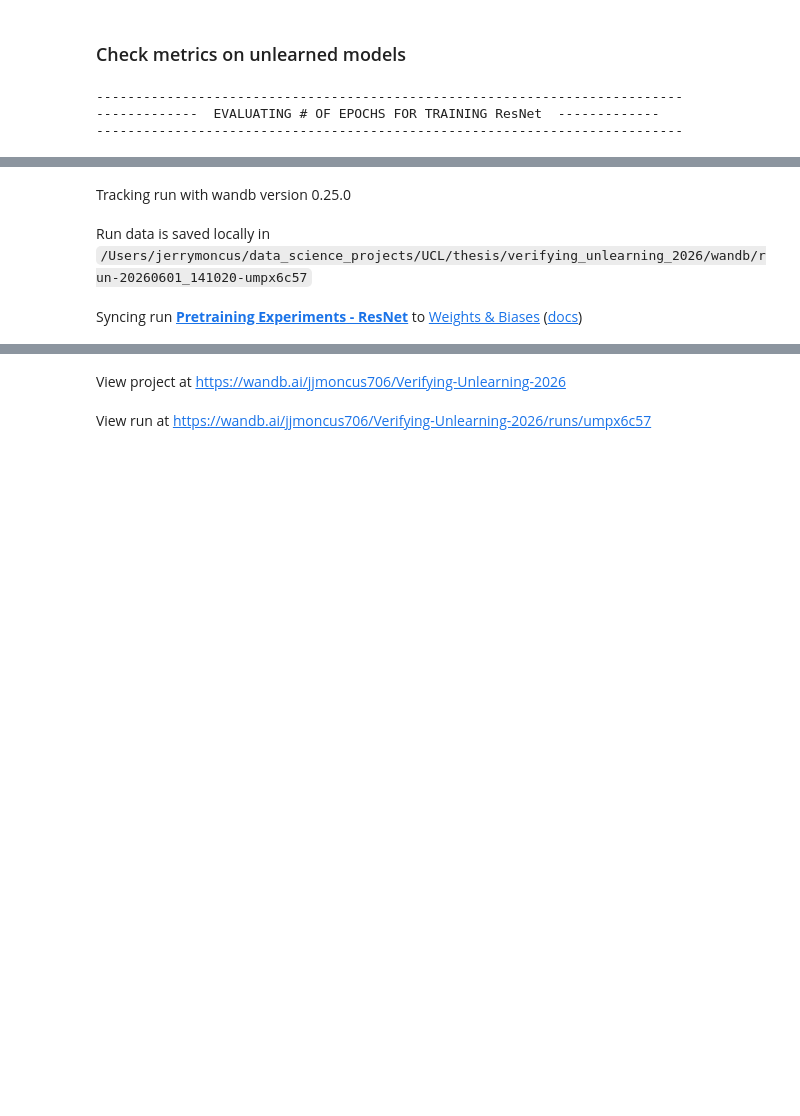
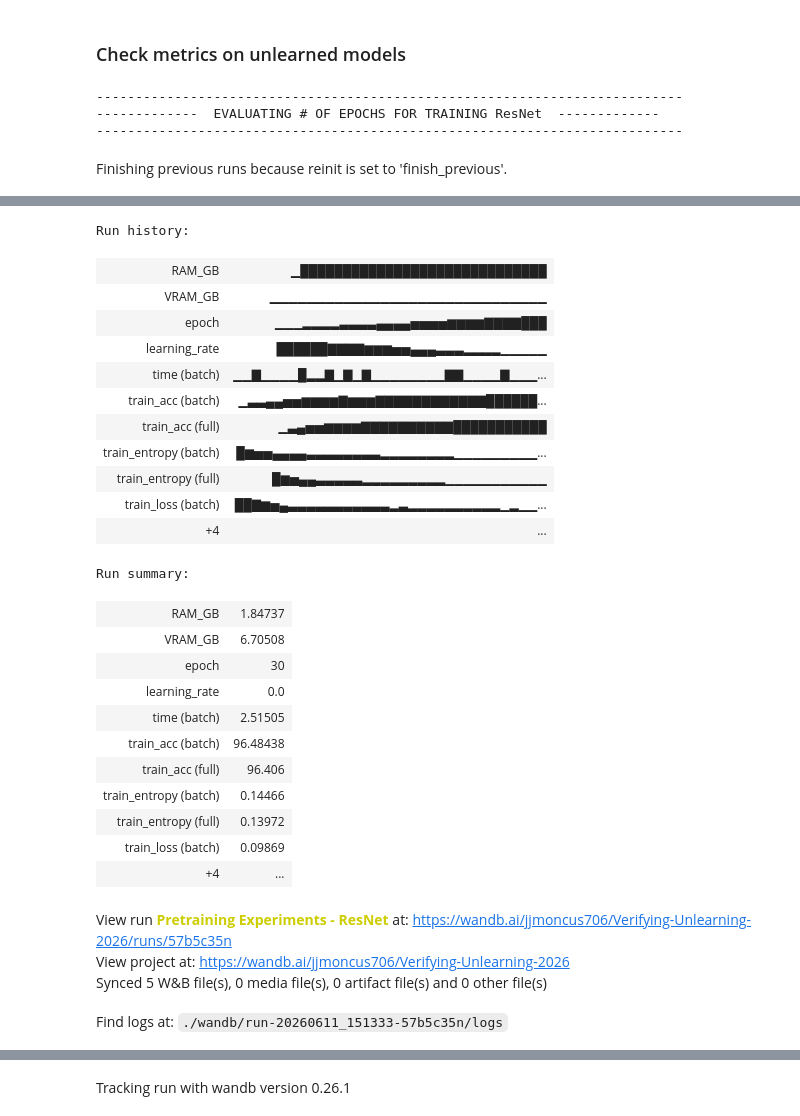
Before and after one commit to probabilistic-adaptation/verifying_unlearning_2026, a Jupyter notebook: pretraining_models.ipynb, the cells around one changed output, grey strips where cells are left out. Saved outputs shown, nothing was run; the diff lists cells and outputs as text; code cells hidden in the pictures; blank space fills up the shorter version.

```diff
--- a/pretraining_models.ipynb
+++ b/pretraining_models.ipynb
@@ -26,25 +32,26 @@ import matplotlib.pyplot as plt
 # %% [markdown]
 ### Set configs for the pretraining
 # %%
-device = "mps" if torch.mps.is_available() else "cpu"
+device = "cuda" if torch.cuda.is_available() else "cpu"
 pretraining_config = {
 
-    "description": "Pre-training ResNet on SVHN",
+    "description": "Testing pre-training on campus GPU - Resnet CIFAR10",
 
     "device": device,
     "model_class": "ResNet",
     "data": {
-        "dataset": "SVHN",
+        "dataset": "CIFAR10",
+        "num_classes": 10,
         "batch_size": 1024,
-        "num_workers": 0,
+        "num_workers": 4,
         },
 
     "training": {
-        "num_epochs": [1, 5, 10, 15, 20, 30],
+        "num_epochs": [1, 30, 50, 75, 100],
         "num_runs": 3,
         "learning_rate": 1e-3,
         "weight_decay": 1e-4,
-        "batch_print_freq": 5,
+        "batch_print_freq": 12,
         },
 }
 # %% [markdown]
@@ -82,7 +88,7 @@ def run_pretraining(config):
       project="Verifying-Unlearning-2026",
       name=f"Pretraining Experiments - {config['model_class']}",
       config=config,
-      reinit=True
+      reinit="finish_previous"
     )
 
     # Make experiment results folder if it doesnt already exist
@@ -98,8 +104,8 @@ def run_pretraining(config):
 
     for num_epochs in config["training"]["num_epochs"]:
 
-        epoch_results_folder = init_folder_if_not_exists( os.path.join(results_folder, f"{config["data"]["dataset"]}_{config['model_class']}_{num_epochs}_epochs") )
-        epoch_checkpoints_folder = init_folder_if_not_exists( os.path.join(checkpoints_folder, f"{config["data"]["dataset"]}_{config['model_class']}_{num_epochs}_epochs") )
+        epoch_results_folder = init_folder_if_not_exists( os.path.join(results_folder, f"{config['data']['dataset']}_{config['model_class']}_{num_epochs}_epochs") )
+        epoch_checkpoints_folder = init_folder_if_not_exists( os.path.join(checkpoints_folder, f"{config['data']['dataset']}_{config['model_class']}_{num_epochs}_epochs") )
 
 
         # get some data (does not change in between runs)
@@ -126,17 +132,8 @@ def run_pretraining(config):
 
         for i in range(1, config["training"]["num_runs"] + 1):
 
-            # seed PyTorch, numpy, and Python RNG for this run so initializations
-            # are reproducible and intentionally distinct across runs
-            run_seed = config["GRAND_SEED"] * 100 + i
-            torch.manual_seed(run_seed)
-            torch.cuda.manual_seed_all(run_seed)
-            import numpy as np
-            np.random.seed(run_seed)
-            random.seed(run_seed)
-
             # init model, opt, criterion, and scheduler
-            empty_model = init_model(model_class = config["model_class"]).to(config["device"])
+            empty_model = init_model(model_class = config["model_class"], num_classes=config["data"]["num_classes"]).to(config["device"])
             criterion = nn.CrossEntropyLoss()
             opt = optim.Adam(empty_model.parameters(), lr=config["training"]["learning_rate"], weight_decay = config["training"]["weight_decay"])
             scheduler = optim.lr_scheduler.CosineAnnealingLR(
@@ -160,7 +157,7 @@ def run_pretraining(config):
 
             # evaluate trained model on some test
             print(f"Evaluating model trained for {num_epochs} epochs on test set...\n")
-            _, train_acc, _, _, _, _, _ = validate(
+            train_out = validate(
                 train_loader,
                 trained_model,
                 criterion,
@@ -168,7 +165,7 @@ def run_pretraining(config):
                 device = config["device"]
             )
 
-            _, test_acc, _, _, _, _, _ = validate(
+            test_out = validate(
                 test_loader,
                 trained_model,
                 criterion,
@@ -176,14 +173,13 @@ def run_pretraining(config):
                 device = config["device"]
             )
 
-            print(f"Train accuracy: {train_acc:.4f}\n")
-            print(f"Test accuracy: {test_acc:.4f}\n")
+            print(f"Train accuracy: {train_out['avg_acc']:.4f}\n")
+            print(f"Test accuracy: {test_out['avg_acc']:.4f}\n")
 
             results = {
                 "num_epochs": num_epochs,
-                "run_seed": run_seed,
-                "train_acc": train_acc,
-                "test_acc": test_acc
+                "train_acc": train_out["avg_acc"],
+                "test_acc": test_out["avg_acc"]
                 }
 
             # save results
@@ -203,10 +199,11 @@ def run_pretraining(config):
 ### Check metrics on unlearned models
 # %%
 # MAKE A RANDOM SEED
-pretraining_config["GRAND_SEED"] = 3
+pretraining_config["GRAND_SEED"] = 4
 # DO EXP
 run_pretraining(config = pretraining_config)
 # %% [output]
 ---------------------------------------------------------------------------
 -------------  EVALUATING # OF EPOCHS FOR TRAINING ResNet  -------------
 ---------------------------------------------------------------------------
+Finishing previous runs because reinit is set to 'finish_previous'.
@@ -214,4 +211,29 @@ wandb: WARNING Using a boolean value for 'reinit' is deprecated. Use 'return_pre
 [interactive output not drawn]
-Tracking run with wandb version 0.25.0
+Run history:
+| RAM_GB | ▁█████████████████████████████ |
+| VRAM_GB | ▁▁▁▁▁▁▁▁▁▁▁▁▁▁▁▁▁▁▁▁▁▁▁▁▁▁▁▁▁▁ |
+| epoch | ▁▁▁▂▂▂▂▃▃▃▃▄▄▄▄▅▅▅▅▆▆▆▆▇▇▇▇███ |
+| learning_rate | ██████▇▇▇▇▆▆▆▅▅▄▄▄▃▃▃▂▂▂▂▁▁▁▁▁ |
+| time (batch) | ▁▁▇▁▁▁▁█▂▂▇▁▇▁▇▁▁▁▁▁▁▁▁▇▇▁▁▁▁▇▁▁▁... |
+| train_acc (batch) | ▁▃▃▄▄▅▅▆▆▆▆▇▆▆▆▇▇▇▇▇▇▇▇▇▇▇▇██████... |
+| train_acc (full) | ▁▃▄▅▅▆▆▆▆▇▇▇▇▇▇▇▇▇▇███████████ |
+| train_entropy (batch) | █▆▅▅▄▄▄▄▃▃▃▃▃▃▃▃▂▂▂▂▂▂▂▂▁▁▁▁▁▁▁▁▁... |
+| train_entropy (full) | █▆▅▄▄▃▃▃▃▃▂▂▂▂▂▂▂▂▂▁▁▁▁▁▁▁▁▁▁▁ |
+| train_loss (batch) | ██▇▆▅▄▃▃▃▃▃▃▃▃▃▃▃▂▃▂▂▂▂▂▂▂▂▂▂▁▂▁▁... |
+| +4 | ... |
+Run summary:
+| RAM_GB | 1.84737 |
+| VRAM_GB | 6.70508 |
+| epoch | 30 |
+| learning_rate | 0.0 |
+| time (batch) | 2.51505 |
+| train_acc (batch) | 96.48438 |
+| train_acc (full) | 96.406 |
+| train_entropy (batch) | 0.14466 |
+| train_entropy (full) | 0.13972 |
+| train_loss (batch) | 0.09869 |
+| +4 | ... |
-Run data is saved locally in /Users/jerrymoncus/data_science_projects/UCL/thesis/verifying_unlearning_2026/wandb/run-20260601_141020-umpx6c57
+View run Pretraining Experiments - ResNet at: https://wandb.ai/jjmoncus706/Verifying-Unlearning-2026/runs/57b5c35n
+View project at: https://wandb.ai/jjmoncus706/Verifying-Unlearning-2026
+Synced 5 W&B file(s), 0 media file(s), 0 artifact file(s) and 0 other file(s)
-Syncing run Pretraining Experiments - ResNet to Weights & Biases (docs)
+Find logs at: ./wandb/run-20260611_151333-57b5c35n/logs
@@ -218,2 +241 @@ Syncing run Pretraining Experiments - ResNet to Weights & Biases (docs)
-View project at https://wandb.ai/jjmoncus706/Verifying-Unlearning-2026
+Tracking run with wandb version 0.26.1
-View run at https://wandb.ai/jjmoncus706/Verifying-Unlearning-2026/runs/umpx6c57
```
Also changed, not shown: parts of 5 cells of this notebook, 28 other files.
